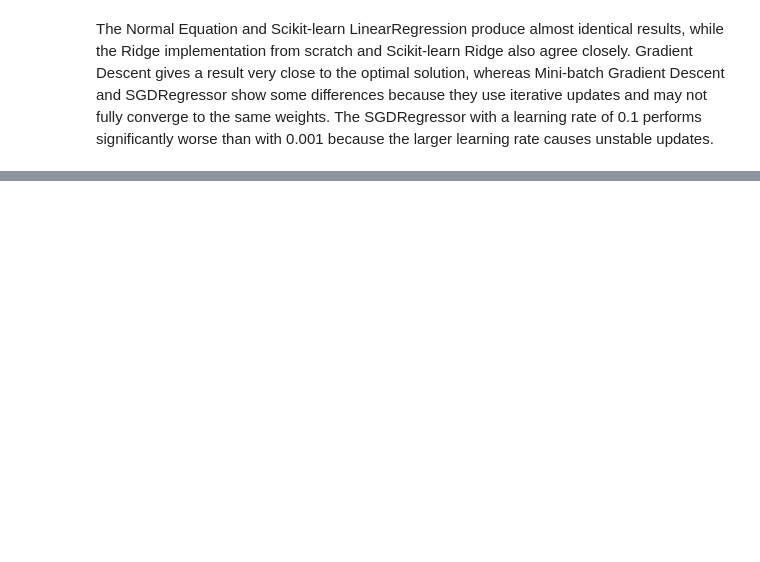
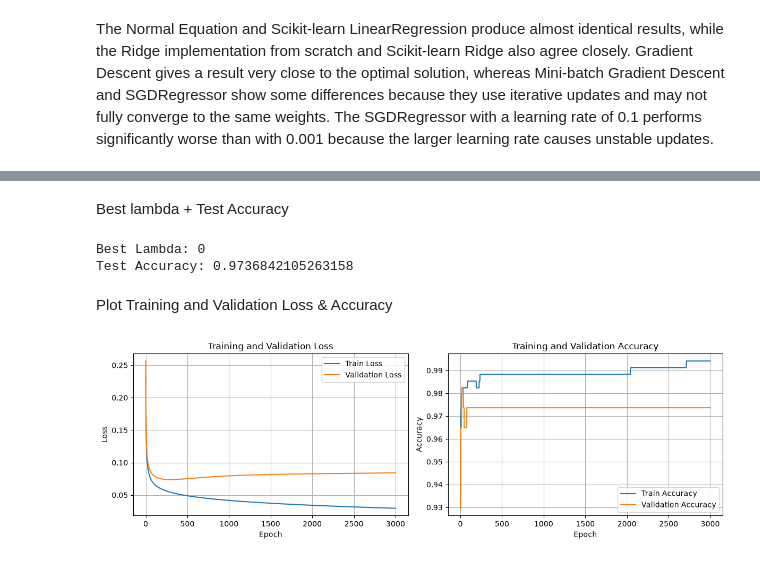
Before and after one commit to RodinaMohamed04/linear-models-and-svm, a Jupyter notebook: lab2.ipynb, the cells around one changed output, grey strips where cells are left out. Drawn from its saved outputs; the diff is of its cells as text; code cells hidden in the pictures; blank space fills up the shorter version.

```diff
--- a/lab2.ipynb
+++ b/lab2.ipynb
@@ -1561,0 +1945,47 @@ The Normal Equation and Scikit-learn LinearRegression produce almost identical r
+# %% [markdown]
+Best lambda + Test Accuracy
+# %%
+best_lam = min(lambdas, key=lambda lam: results[lam]["val_loss"][-1])
+
+best = results[best_lam]
+w_best = best["weights"]
+
+p_test = sigmoid(add_bias(X_test_c) @ w_best)
+test_pred = (p_test >= 0.5).astype(int)
+
+print("Best Lambda:", best_lam)
+print("Test Accuracy:", accuracy_score(y_test_c, test_pred))
+# %% [output]
+Best Lambda: 0
+Test Accuracy: 0.9736842105263158
+# %% [markdown]
+Plot Training and Validation Loss & Accuracy
+# %%
+import matplotlib.pyplot as plt
+
+epochs_axis = np.arange(1, 3001)
+
+fig, axes = plt.subplots(1, 2, figsize=(12, 4))
+
+# Loss
+axes[0].plot(epochs_axis, best["train_loss"], label="Train Loss")
+axes[0].plot(epochs_axis, best["val_loss"], label="Validation Loss")
+axes[0].set_xlabel("Epoch")
+axes[0].set_ylabel("Loss")
+axes[0].set_title("Training and Validation Loss")
+axes[0].legend()
+axes[0].grid(True)
+
+# Accuracy
+axes[1].plot(epochs_axis, best["train_acc"], label="Train Accuracy")
+axes[1].plot(epochs_axis, best["val_acc"], label="Validation Accuracy")
+axes[1].set_xlabel("Epoch")
+axes[1].set_ylabel("Accuracy")
+axes[1].set_title("Training and Validation Accuracy")
+axes[1].legend()
+axes[1].grid(True)
+
+plt.tight_layout()
+plt.show()
+# %% [output]
+[figure, added]
```
Also changed, not shown: parts of 32 cells of this notebook.
